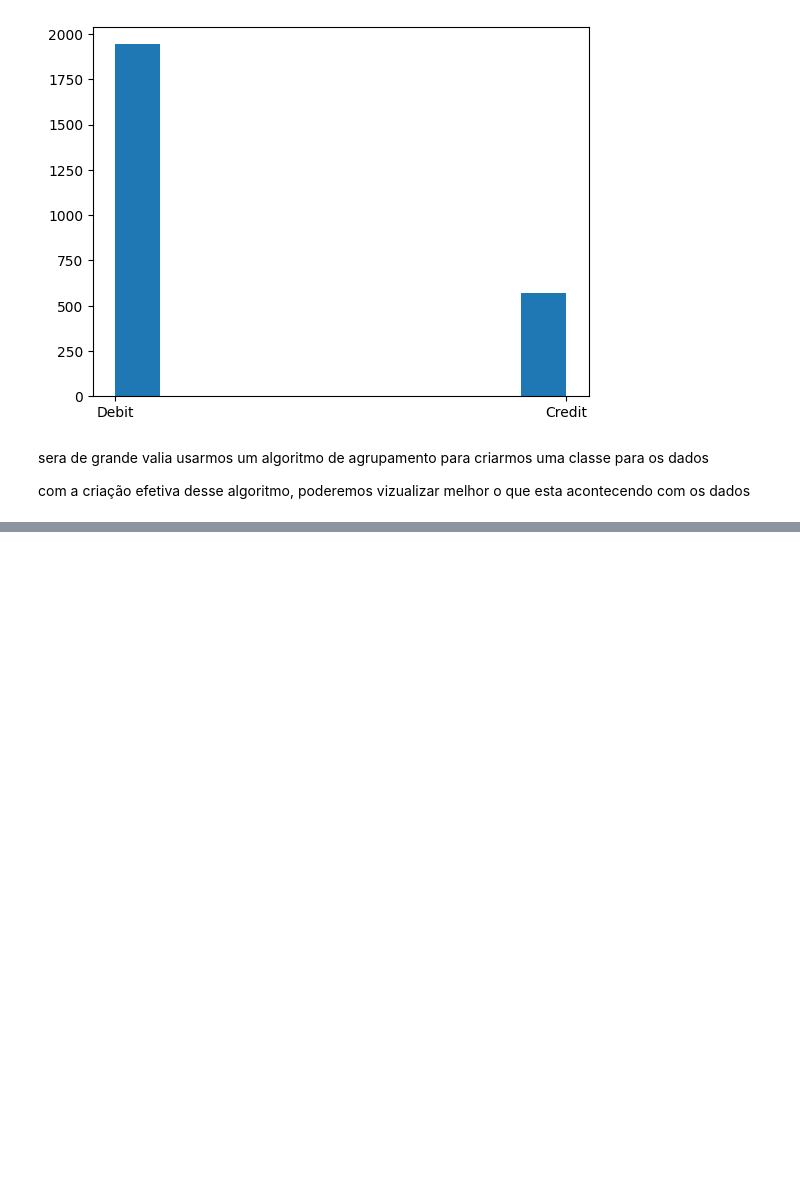
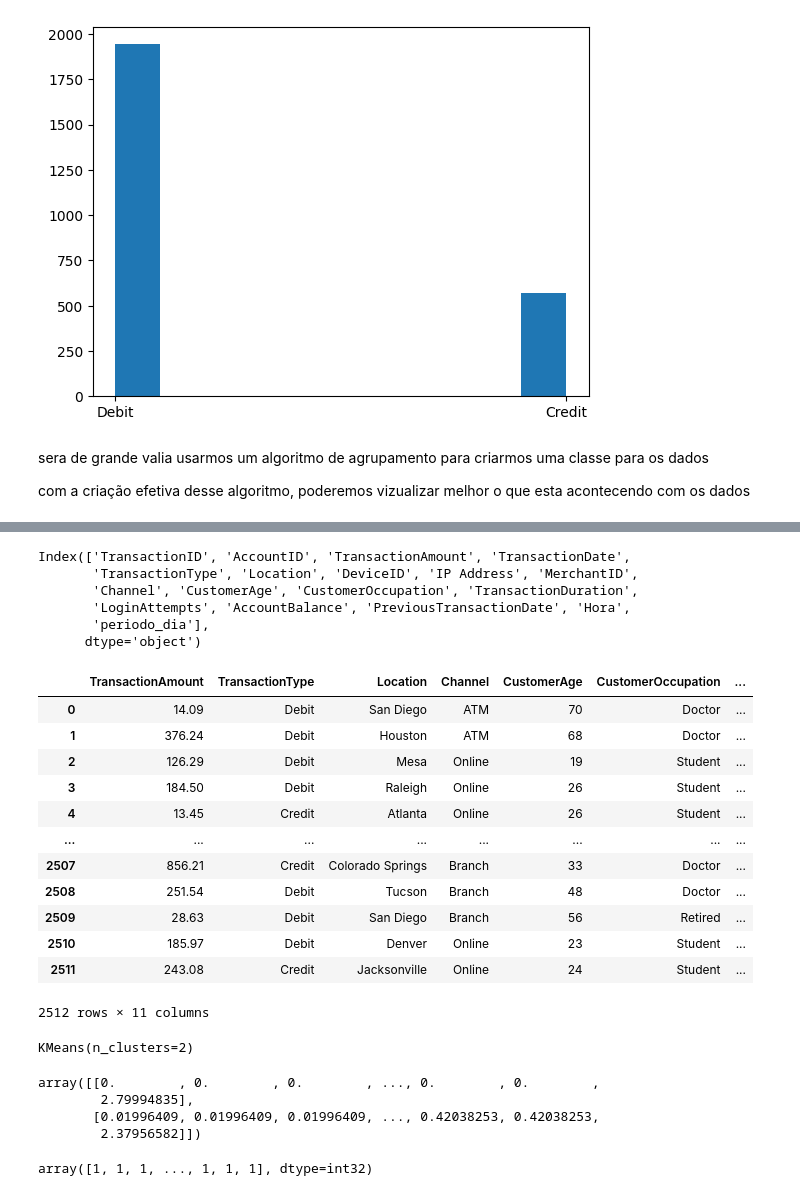
Before and after one commit to WesleySouza13/Bank-Transaction-Dataset-for-Fraud-Detection, a Jupyter notebook: Untitled-1.ipynb, the cells around one changed output, grey strips where cells are left out. Saved outputs shown, nothing was run; the diff lists cells and outputs as text; code cells hidden in the pictures; blank space fills up the shorter version.

Commit message:
novo cluster: pt1

```diff
--- a/Untitled-1.ipynb
+++ b/Untitled-1.ipynb
@@ -226,0 +269,25 @@ from sklearn.cluster import KMeans
+# %%
+data.columns
+# %% [output]
+Index(['TransactionID', 'AccountID', 'TransactionAmount', 'TransactionDate',
+       'TransactionType', 'Location', 'DeviceID', 'IP Address', 'MerchantID',
+       'Channel', 'CustomerAge', 'CustomerOccupation', 'TransactionDuration',
+       'LoginAttempts', 'AccountBalance', 'PreviousTransactionDate', 'Hora',
+       'periodo_dia'],
+      dtype='object')
+# %%
+data
+# %% [output]
+|  | TransactionAmount | TransactionType | Location | Channel | CustomerAge | CustomerOccupation | ... |
+| 0 | 14.09 | Debit | San Diego | ATM | 70 | Doctor | ... |
+| 1 | 376.24 | Debit | Houston | ATM | 68 | Doctor | ... |
+| 2 | 126.29 | Debit | Mesa | Online | 19 | Student | ... |
+| 3 | 184.50 | Debit | Raleigh | Online | 26 | Student | ... |
+| 4 | 13.45 | Credit | Atlanta | Online | 26 | Student | ... |
+| ... | ... | ... | ... | ... | ... | ... | ... |
+| 2507 | 856.21 | Credit | Colorado Springs | Branch | 33 | Doctor | ... |
+| 2508 | 251.54 | Debit | Tucson | Branch | 48 | Doctor | ... |
+| 2509 | 28.63 | Debit | San Diego | Branch | 56 | Retired | ... |
+| 2510 | 185.97 | Debit | Denver | Online | 23 | Student | ... |
+| 2511 | 243.08 | Credit | Jacksonville | Online | 24 | Student | ... |
+2512 rows × 11 columns
@@ -226,0 +302,18 @@ from sklearn.cluster import KMeans
+# %%
+kmeans_data = KMeans(n_clusters=2)
+kmeans_data.fit(scaler_data)
+# %% [output]
+KMeans(n_clusters=2)
+# %%
+centroides = kmeans_data.cluster_centers_
+centroides
+# %% [output]
+array([[0.        , 0.        , 0.        , ..., 0.        , 0.        ,
+        2.79994835],
+       [0.01996409, 0.01996409, 0.01996409, ..., 0.42038253, 0.42038253,
+        2.37956582]])
+# %%
+rotulos = kmeans_data.labels_
+rotulos
+# %% [output]
+array([1, 1, 1, ..., 1, 1, 1], dtype=int32)
```
Also changed, not shown: parts of 7 cells of this notebook.
